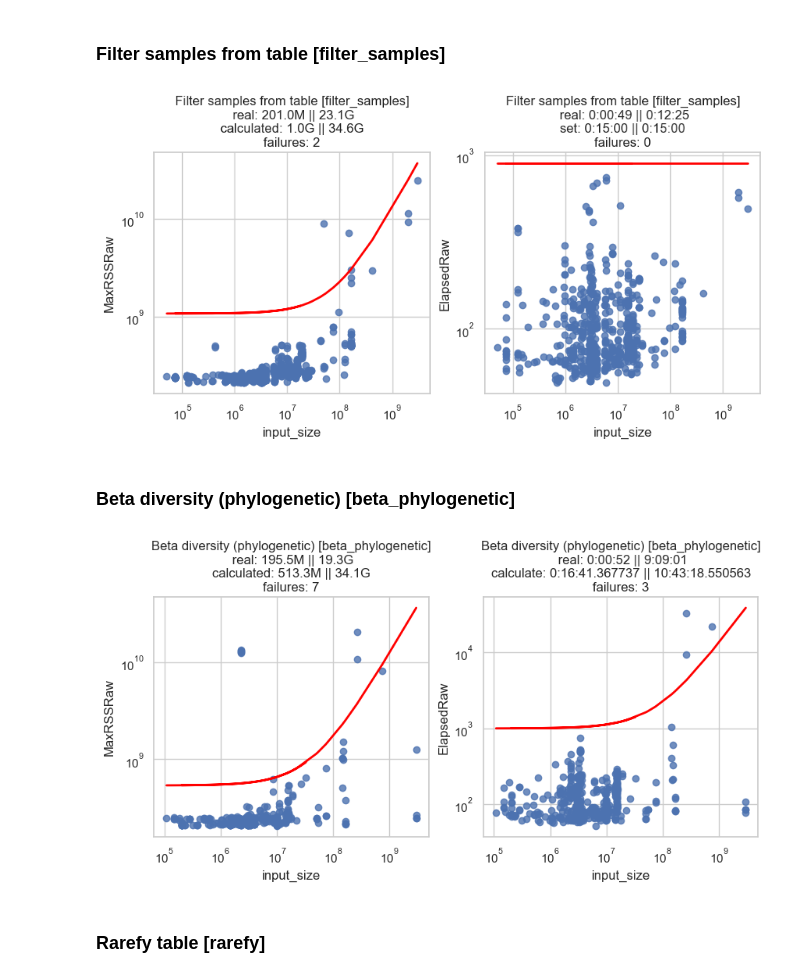
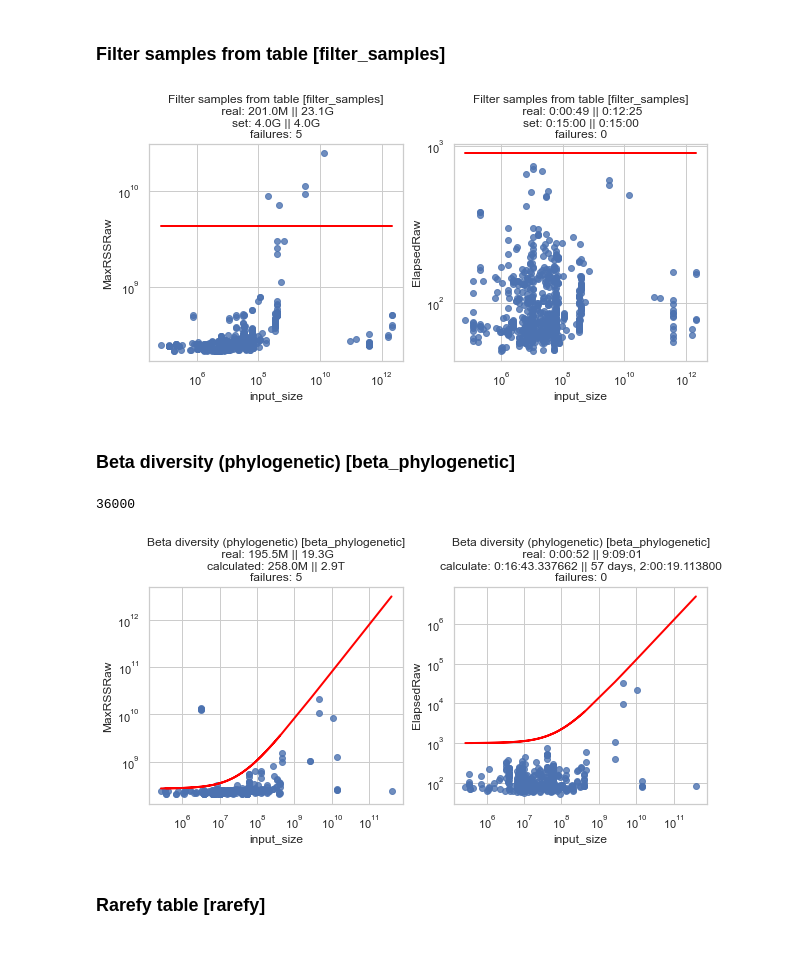
Before and after one commit to qiita-spots/qiita, a Jupyter notebook: notebooks/resource-allocation/072023.ipynb, the cells around one changed output. Saved outputs shown, nothing was run; the diff lists cells and outputs as text; code cells hidden in the pictures; blank space fills up the shorter version.

```diff
--- a/notebooks/resource-allocation/072023.ipynb
+++ b/notebooks/resource-allocation/072023.ipynb
@@ -14,14 +20,24 @@ First you will need to run `job_stats_generation.py` in Qiita as the qiita user
 # %%
-# ['JobID', 'ElapsedRaw', 'MaxRSS', 'QiitaID', 'external_id', 'sId',
-#  'sName', 'sVersion', 'cId', 'cName', 'samples', 'columns', 'input_size',
-#  'MaxRSSRaw'],
-
 date_fmt = '%Y-%m-%dT%H:%M:%S'
 m1g = 2**30
 
+# In slurm, each JobID is represented by 3 rows in the dataframe:
+#   - external_id:  overall container for the job and its associated
+#                   requests. When the Timelimit is hit, the container
+#                   would take care of completing/stopping the
+#                   external_id.batch job.
+#   - external_id.batch: it's a container job, it provides how
+#                        much memory it uses and cpus allocated, etc.
+#   - external_id.extern: takes into account anything that happens
+#                         outside processing but yet is included in
+#                         the container resources. As in, if you ssh
+#                         to the node and do something additional or run
+#                         a prolog script, that processing would be under
+#                         external_id but separate from external_id.batch.
+# Here we are going to merge all this info into a single row + some other columns
 df = []
-for eid, __df in pd.read_csv(
-        'job_stats_071223.tsv.gz', sep='\t', dtype={'extra_info': str}).groupby('external_id'):
+for eid, __df in pd.read_csv('jobs_2023-07-14.tsv.gz', sep='\t',
+                             dtype={'extra_info': str}).groupby('external_id'):
     tmp = __df.iloc[1].copy()
     # Calculating WaitTime, basically how long did the job took to start
     # this is useful for some general profiling
@@ -33,7 +49,7 @@ for eid, __df in pd.read_csv(
 df = pd.DataFrame(df)
 
 # This is important as we are transforming the MaxRSS to raw value
-# so we need to confirm that there is no other values
+# so we need to confirm that there is no other suffixes
 print('Make sure that only 0/K/M exist', set(df.MaxRSS.apply(lambda x: x[-1])))
 
 def _helper(x):
@@ -1250,8 +1261,8 @@ ax = sns.regplot(x=col_name, y='MaxRSSRaw',
                  fit_reg=False,
                  ax=axs[0])
 x_plot = np.array(sorted(_df[col_name].unique()))
-y_plot = (m1g)+(x_plot*12)
-_df['cMaxRSSRaw'] = (m1g)+(_df[col_name]*12)
+y_plot = [4*m1g]*len(x_plot)
+_df['cMaxRSSRaw'] = [4*m1g]*len(_df[col_name])
 
 axs[0].plot(x_plot, y_plot, linewidth=2, color='red')
 axs[0].set_xscale('log')
@@ -1265,7 +1276,7 @@ failures = _df[_df.MaxRSSRaw > _df.cMaxRSSRaw]
 failures = failures.shape[0]
 
 _ = ax.set_title(f'{cname}\n real: {min_memory} || {max_memory}\n'
-                 f'calculated: {cmin_memory} || {cmax_memory}\n'
+                 f'set: {cmin_memory} || {cmax_memory}\n'
                  f'failures: {failures}')
 # Time
 ax = sns.regplot(x=col_name, y='ElapsedRaw',
@@ -1294,14 +1305,17 @@ axs[1].set_yscale('log')
 
 # *** RESOURCE ALLOCATION ***
 
+# I think the complexity/speed on this one was solved in the
+# last biom deployment, if we use:
+#    1g  10-failures  2023-04-05, 2023-05-03->04, 2023-05-15->19
+#    4g   5-failures              2023-05-02->04, 2023-05-18->19
+
 # UPDATE qiita.processing_job_resource_allocation set
-#     allocation = '-p qiita -N 1 -n 1 '
-#            || '--mem (2**30)+({input_size}*12)'
-#            || '--time 900'
+#     allocation = '-p qiita -N 1 -n 1 --mem 4g --time 900'
 #     WHERE job_type = 'RESOURCE_PARAMS_COMMAND' and
 #     name = 'Filter samples from table [filter_samples]';
 # %% [output]
-[figure, old version]
+[figure, new version]
 # %% [markdown]
 ### Beta diversity (phylogenetic) [beta_phylogenetic]
 # %%
@@ -1323,8 +1337,8 @@ ax = sns.regplot(x=col_name, y='MaxRSSRaw',
                  fit_reg=False,
                  ax=axs[0])
 x_plot = np.array(sorted(_df[col_name].unique()))
-y_plot = (2**29)+(x_plot*12)
-_df['cMaxRSSRaw'] = (2**29)+(_df[col_name]*12)
+y_plot = (2**28)+(x_plot*8)
+_df['cMaxRSSRaw'] = (2**28)+(_df[col_name]*8)
 
 axs[0].plot(x_plot, y_plot, linewidth=2, color='red')
 axs[0].set_xscale('log')
@@ -1344,37 +1358,38 @@ _ = ax.set_title(f'{cname}\n real: {min_memory} || {max_memory}\n'
 ax = sns.regplot(x=col_name, y='ElapsedRaw',
                  data=_df,
                  x_estimator=None,
                  fit_reg=False,
                  ax=axs[1])
 
 x_plot = np.array(sorted(_df[col_name].unique()))
 y_plot = 1000+x_plot/80000
 _df['cElapsedRaw'] = 1000+_df[col_name]/80000
 
 axs[1].plot(x_plot, y_plot, linewidth=2, color='red')
 
 maxtime = timedelta(seconds=float(_df['ElapsedRaw'].max()))
 cmaxtime = timedelta(seconds=float(max(y_plot)))
 mintime = timedelta(seconds=float(_df['ElapsedRaw'].min()))
 cmintime = timedelta(seconds=float(min(y_plot)))
 failures = _df[_df.ElapsedRaw > _df.cElapsedRaw].shape[0]
 
 _ = ax.set_title(f'{cname}\n real: {mintime} || {maxtime}\n'
                  f'calculate: {cmintime} || {cmaxtime}\n'
                  f'failures: {failures}')
 axs[1].set_xscale('log')
 axs[1].set_yscale('log')
 
 # *** RESOURCE ALLOCATION ***
-
+print (10*3600)
 # UPDATE qiita.processing_job_resource_allocation set
 #     allocation = '-p qiita -N 1 -n 1 '
-#            || '--mem (2**29)+({input_size}*12)'
-#            || '--time 1000+x_plot/80000'
+#            || '--mem (2**28)+({input_size}*8) if (2**28)+({input_size}*8) < 21474836480 else 21474836480'
+#            || '--time 1000+{input_size}/80000 if 1000+{input_size}/80000 < 36000 else 36000'
 #     WHERE job_type = 'RESOURCE_PARAMS_COMMAND' and
 #     name = 'Beta diversity (phylogenetic) [beta_phylogenetic]';
 # %% [output]
+36000
-[figure, old version]
+[figure, new version]
 # %% [markdown]
 ### Rarefy table [rarefy]
 # %%
```
Also changed, not shown: parts of 29 cells of this notebook, 3 other files.
